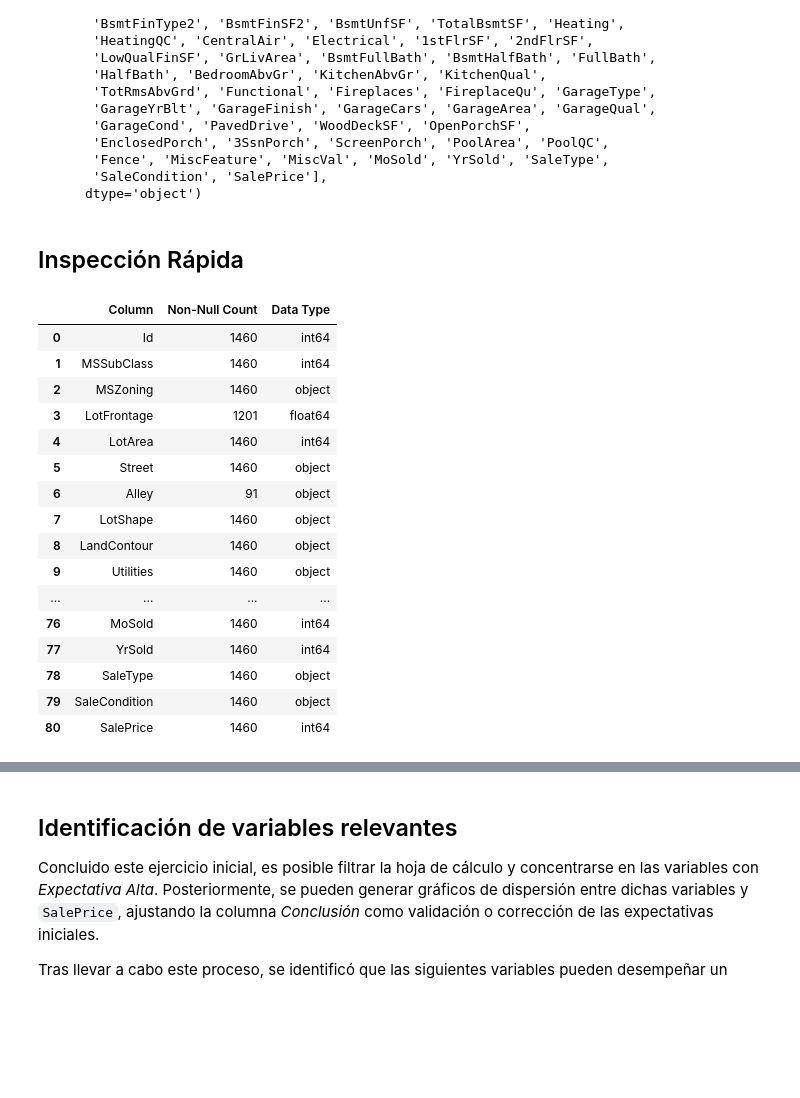
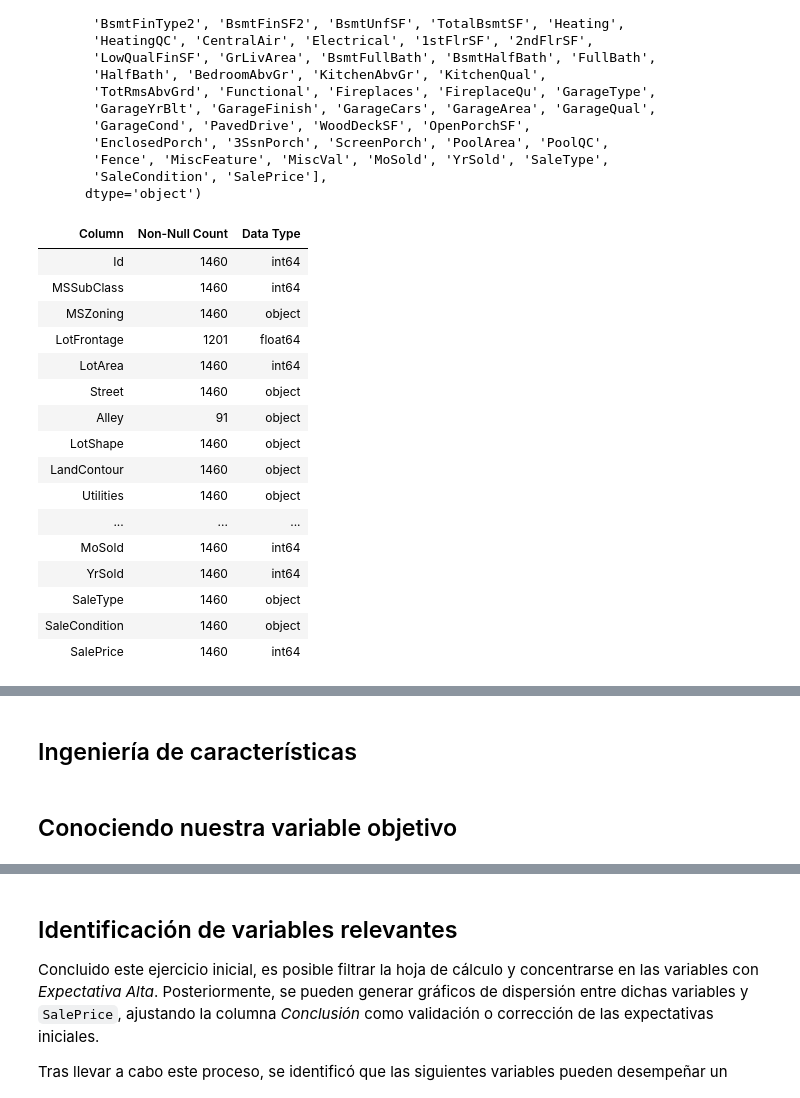
Before and after one commit to fperez-alldev/ccd-usac-ago-2025, a Jupyter notebook: class2/class2.ipynb, the cells around one changed output, grey strips where cells are left out. Drawn from its saved outputs; the diff is of its cells as text; code cells hidden in the pictures; blank space fills up the shorter version.

```diff
--- a/class2/class2.ipynb
+++ b/class2/class2.ipynb
@@ -78,39 +78,32 @@ Index(['Id', 'MSSubClass', 'MSZoning', 'LotFrontage', 'LotArea', 'Street',
        'Fence', 'MiscFeature', 'MiscVal', 'MoSold', 'YrSold', 'SaleType',
        'SaleCondition', 'SalePrice'],
       dtype='object')
-# %% [markdown]
-## Inspección Rápida
 # %%
-
 column_info = []
 for col in df.columns:
     non_null_count = df[col].count()
     data_type = df[col].dtype
     column_info.append({'Column': col, 'Non-Null Count': non_null_count, 'Data Type': data_type})
 
 # Create a DataFrame from the extracted information
 info_df = pd.DataFrame(column_info)
-display(info_df)
-
-
-
 # Display the HTML
-display(HTML(html_table_with_scrollbar))
+display(HTML(df_2_html(info_df)))
 # %% [output]
-|  | Column | Non-Null Count | Data Type |
-| 0 | Id | 1460 | int64 |
-| 1 | MSSubClass | 1460 | int64 |
-| 2 | MSZoning | 1460 | object |
-| 3 | LotFrontage | 1201 | float64 |
-| 4 | LotArea | 1460 | int64 |
-| 5 | Street | 1460 | object |
-| 6 | Alley | 91 | object |
-| 7 | LotShape | 1460 | object |
-| 8 | LandContour | 1460 | object |
-| 9 | Utilities | 1460 | object |
-| ... | ... | ... | ... |
-| 76 | MoSold | 1460 | int64 |
-| 77 | YrSold | 1460 | int64 |
-| 78 | SaleType | 1460 | object |
-| 79 | SaleCondition | 1460 | object |
-| 80 | SalePrice | 1460 | int64 |
+| Column | Non-Null Count | Data Type |
+| Id | 1460 | int64 |
+| MSSubClass | 1460 | int64 |
+| MSZoning | 1460 | object |
+| LotFrontage | 1201 | float64 |
+| LotArea | 1460 | int64 |
+| Street | 1460 | object |
+| Alley | 91 | object |
+| LotShape | 1460 | object |
+| LandContour | 1460 | object |
+| Utilities | 1460 | object |
+| ... | ... | ... |
+| MoSold | 1460 | int64 |
+| YrSold | 1460 | int64 |
+| SaleType | 1460 | object |
+| SaleCondition | 1460 | object |
+| SalePrice | 1460 | int64 |
@@ -117,0 +110,2 @@ display(HTML(html_table_with_scrollbar))
+# %% [markdown]
+## Ingeniería de características
@@ -117,0 +131,2 @@ display(HTML(html_table_with_scrollbar))
+# %% [markdown]
+## Conociendo nuestra variable objetivo
```
Also changed, not shown: parts of 6 cells of this notebook.
